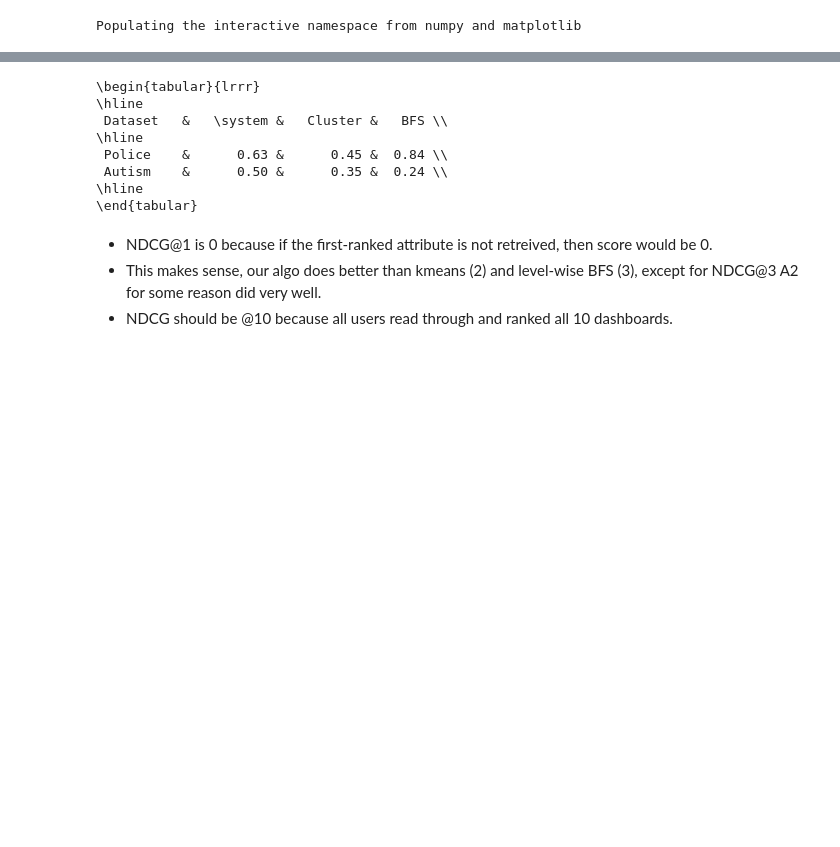
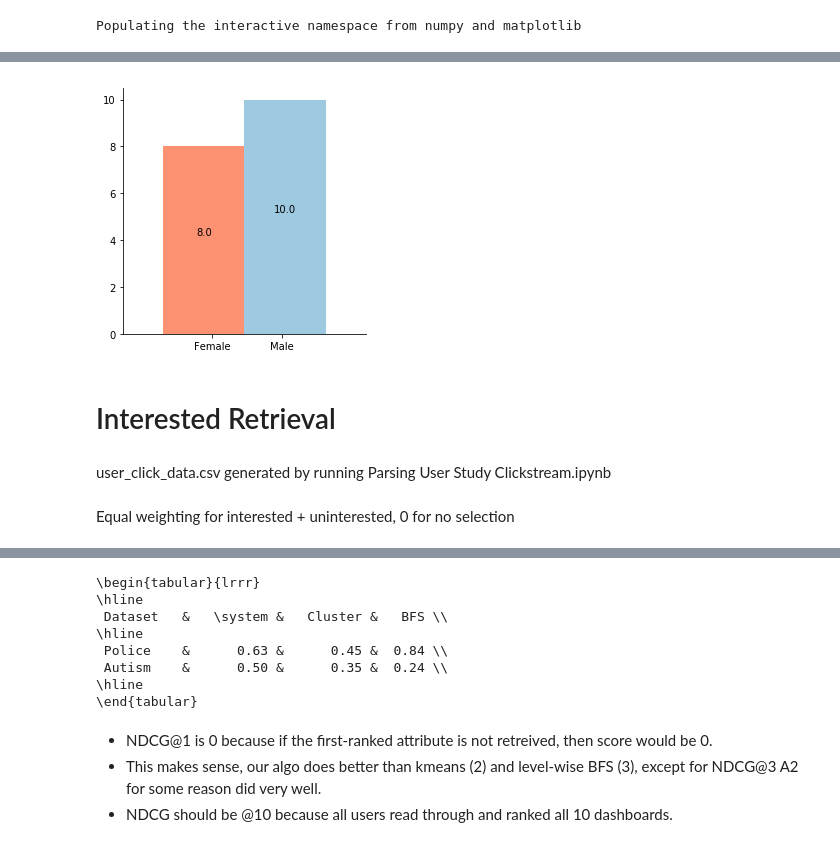
Before and after one commit to dorisjlee/viz-summarization, a Jupyter notebook: ipynb/User Study Results and Paper Statistics.ipynb, the cells around one changed output, grey strips where cells are left out. Saved outputs shown, nothing was run; the diff lists cells and outputs as text; code cells hidden in the pictures; blank space fills up the shorter version.

```diff
--- a/ipynb/User Study Results and Paper Statistics.ipynb
+++ b/ipynb/User Study Results and Paper Statistics.ipynb
@@ -15,0 +52,8 @@ from paper_visualization import *
+# %%
+bar_chart(list(info.groupby("Gender").count().reset_index()["Position"]),list(info.groupby("Gender").count().reset_index()["Gender"]),fixed_ylim=False)
+# %% [output]
+[figure, added]
+# %% [markdown]
+# Interested Retrieval
+# %% [markdown]
+user_click_data.csv generated by running Parsing User Study Clickstream.ipynb
@@ -15,0 +67,2 @@ from paper_visualization import *
+# %% [markdown]
+Equal weighting for interested + uninterested, 0 for no selection
```
Also changed, not shown: parts of 88 cells of this notebook, 6 other files.
